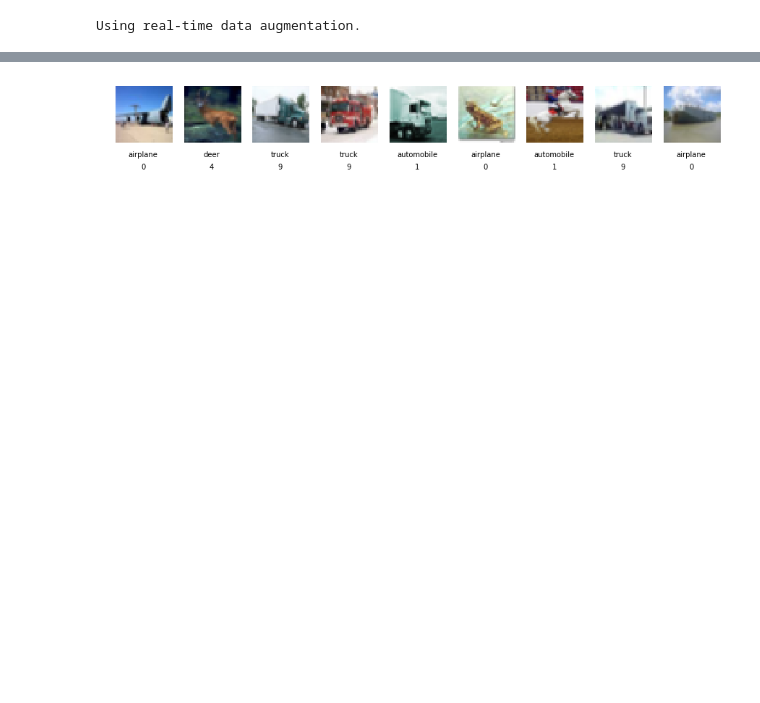
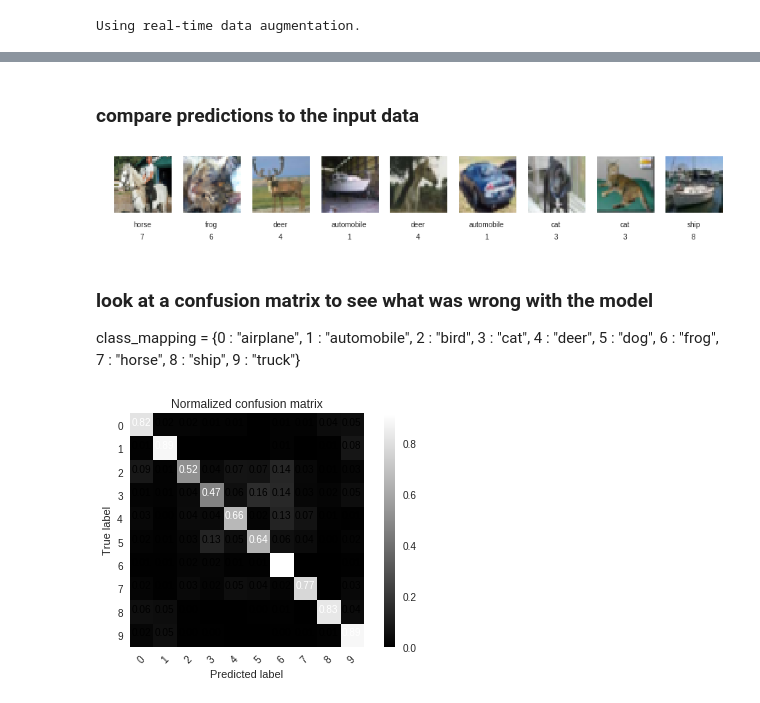
Before and after one commit to patrickcgray/deep_learning_ecology, a Jupyter notebook: cifar10_cnn.ipynb, the cells around one changed output, grey strips where cells are left out. Saved outputs shown, nothing was run; the diff lists cells and outputs as text; code cells hidden in the pictures; blank space fills up the shorter version.

```diff
--- a/cifar10_cnn.ipynb
+++ b/cifar10_cnn.ipynb
@@ -142,6 +157,6 @@ Using real-time data augmentation.
                                      batch_size=batch_size),
                         epochs=epochs,
                         validation_data=(x_test, y_test),
-                        workers=4)
+                        workers=1)
 # %% [output]
 Epoch 1/20
@@ -166,3 +191,5 @@ Test accuracy: 0.6038
+# %% [markdown]
+### compare predictions to the input data
 # %%
 class_mapping = {0 : "airplane", 1 : "automobile", 2 : "bird", 3 : "cat", 4 : "deer", 5 : "dog", 6 : "frog", 7 : "horse", 8 : "ship", 9 : "truck"}
 
@@ -181,4 +208,41 @@ for i in range(1, columns*rows+1):
     plt.text(15,45, labels[i-1],  horizontalalignment='center', verticalalignment='center')
 plt.show()
 # %% [output]
-[figure, old version]
+[figure, new version]
+# %% [markdown]
+### look at a confusion matrix to see what was wrong with the model
+
+class_mapping = {0 : "airplane", 1 : "automobile", 2 : "bird", 3 : "cat", 4 : "deer", 5 : "dog", 6 : "frog", 7 : "horse", 8 : "ship", 9 : "truck"}
+# %%
+from sklearn.metrics import confusion_matrix
+import itertools
+
+n_classes = 10
+
+Y_val_pred = np.argmax(model.predict(x_test), axis=1)
+Y_val_real = np.argmax(y_test, axis=1)
+cm = confusion_matrix(Y_val_real, Y_val_pred)
+cm = cm.astype('float') / cm.sum(axis = 1)[:, np.newaxis]
+
+# print(cm)
+plt.imshow(cm, cmap = 'gray')
+plt.title('Normalized confusion matrix')
+plt.colorbar()
+tick_marks = np.arange(n_classes)
+plt.xticks(tick_marks, np.arange(n_classes), rotation=45)
+plt.yticks(tick_marks, np.arange(n_classes))
+
+fmt = '.2f'
+thresh = cm.max() / 2.
+for i, j in itertools.product(range(cm.shape[0]), range(cm.shape[1])):
+    plt.text(j, i, format(cm[i, j], fmt),
+             horizontalalignment="center",
+             color="white" if cm[i, j] > thresh else "black")
+
+plt.tight_layout()
+plt.ylabel('True label')
+plt.xlabel('Predicted label')
+#plt.axis('off')
+plt.grid(b=None, which='major', axis='both')
+# %% [output]
+[figure, added]
```
Also changed, not shown: parts of 12 cells of this notebook, 2 other files.
